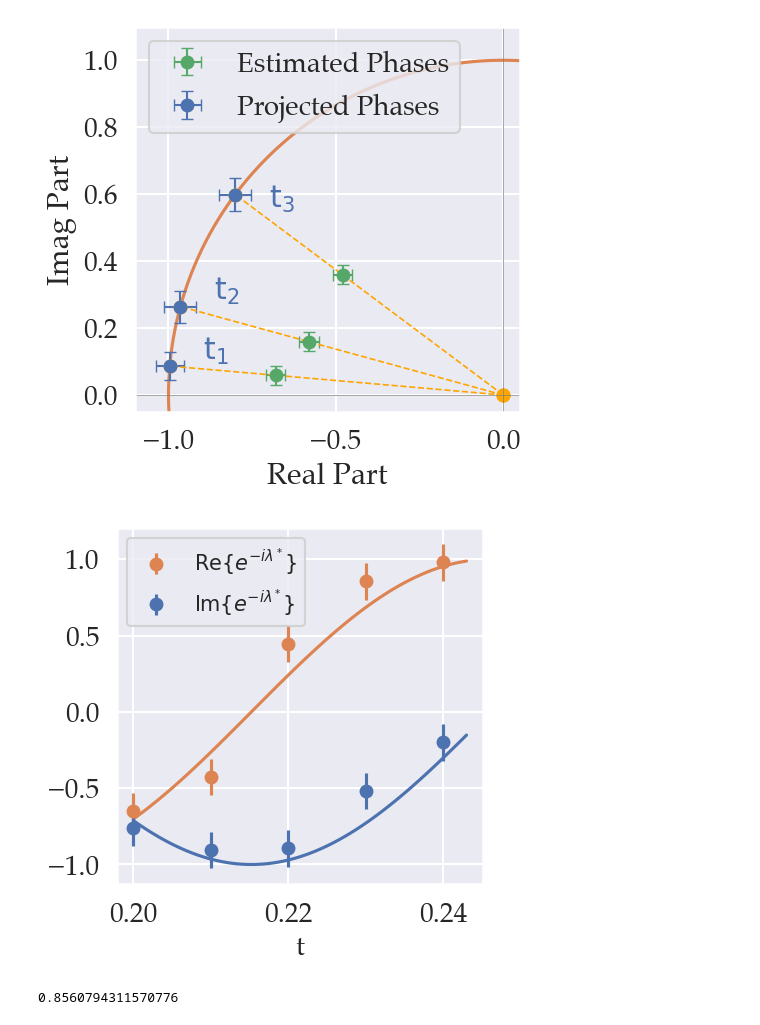
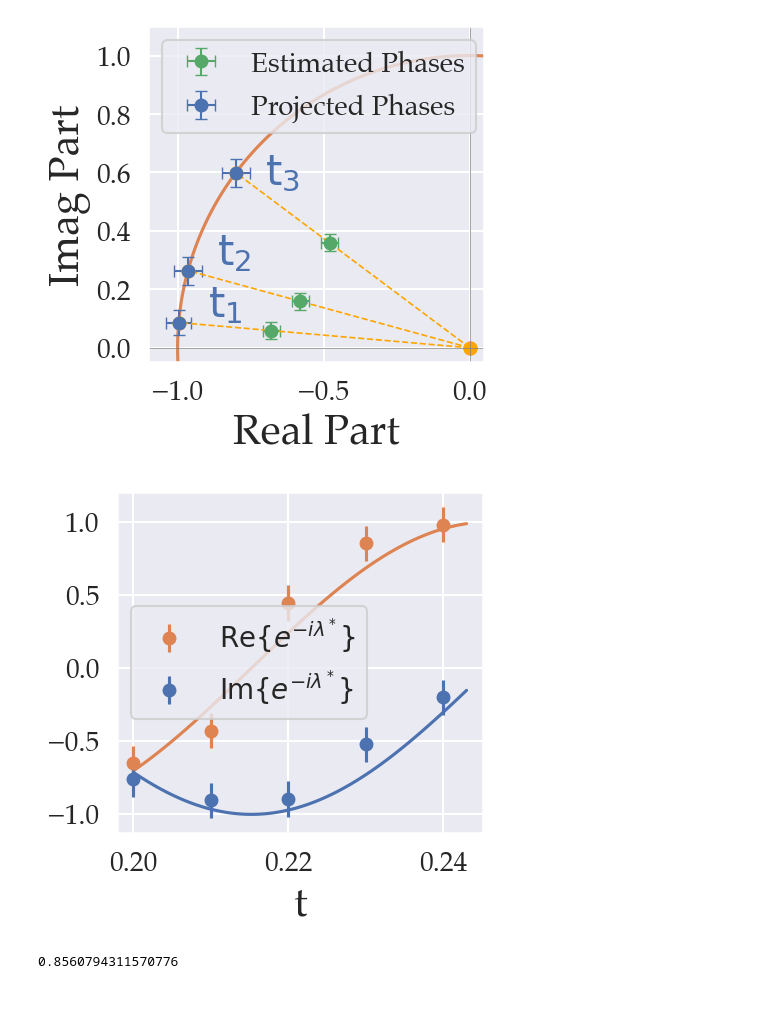
Before and after one commit to erenaykrcn/ccU, a Jupyter notebook: examples/TFIM2d/QPE_ErrorBar.ipynb, the cells around one changed output. Drawn from its saved outputs; the diff is of its cells as text; code cells hidden in the pictures.

```diff
--- a/examples/TFIM2d/QPE_ErrorBar.ipynb
+++ b/examples/TFIM2d/QPE_ErrorBar.ipynb
@@ -53,40 +53,41 @@ plt.errorbar(x5, y5, xerr=std4, yerr=std4, fmt='o', color=palette[0],
              ecolor=palette[0], elinewidth=1.5, capsize=4)
 
 
 # Plot second point with error bars
 plt.errorbar(x2, y2, xerr=std2, yerr=std2, fmt='o', color=palette[0],
              ecolor=palette[0], elinewidth=1.5, capsize=4)
 
 # Dotted orange lines
 #plt.plot([0, x1], [0, y1], 'o--', color='orange', linewidth=1.2)
 plt.plot([0, x2], [0, y2], 'o--', color='orange', linewidth=1.2)
 plt.plot([0, x4], [0, y4], 'o--', color='orange', linewidth=1.2)
 plt.plot([0, x5], [0, y5], 'o--', color='orange', linewidth=1.2)
 #plt.plot([x1, x2], [y1, y2], 'o--', color='orange', linewidth=1.2)
 
 # Styling
 plt.axhline(0, color='gray', linewidth=0.5)
 plt.axvline(0, color='gray', linewidth=0.5)
 plt.gca().set_aspect('equal', adjustable='box')
 plt.grid(True)
-plt.legend(loc='upper left')
+plt.legend(loc='upper left', prop={'size': 20})
 
 
 # Limit to top-left quadrant: +Y and -X
 plt.xlim(-1.1, 0.05)
 plt.ylim(-0.05, 1.1)
-plt.xlabel("Real Part")
-plt.ylabel("Imag Part")
+plt.xlabel("Real Part", size=30)
+plt.ylabel("Imag Part", size=30)
 
 
 
-plt.annotate(r'$\text{t}_1$', (x5+0.1, y5+.02), color=palette[0])
-plt.annotate(r'$\text{t}_2$', (x4+0.1, y4+.02), color=palette[0])
-plt.annotate(r'$\text{t}_3$', (x2+0.1, y2-.04), color=palette[0])
+plt.annotate(r'$\text{t}_1$', (x5+0.1, y5+.02), color=palette[0], size=30)
+plt.annotate(r'$\text{t}_2$', (x4+0.1, y4+.02), color=palette[0], size=30)
+plt.annotate(r'$\text{t}_3$', (x2+0.1, y2-.04), color=palette[0], size=30)
 
+plt.tight_layout()
 plt.savefig('../figs/project_phases.pdf')
 # %% [output]
-[figure, old version]
+[figure, new version]
 # %%
 phases = [
 (-0.44425675675675674-0.5191363251481795j),
@@ -108,7 +109,7 @@ ests_real_25 = [(phase/np.abs(phase)).real for phase in phases]
 #f_est_25 = [np.exp(-1j*t*(-51.1835935342706)).real for t in ts]
 
 plt.errorbar(ests_ts, ests_real_25, yerr=0.12, fmt='o', color=palette[1], label=r'$\text{Re}\{e^{-i\lambda^*}\}$')
-plt.xlabel('t', size=20)
+plt.xlabel('t', size=30)
 #plt.ylabel(r'$e^{-i \lambda}$', size=20)
 plt.plot(ts, f_25, color=palette[1])
 #plt.plot(ts, f_est_25)
@@ -118,12 +119,12 @@ f_25_imag = [np.exp(-1j*t*e0_25).imag for t in ts]
 ests_real_25 = [(phase/np.abs(phase)).imag for phase in phases]
 plt.errorbar(ests_ts, ests_real_25, yerr=0.12, fmt='o', color=palette[0], label=r'$\text{Im}\{e^{-i\lambda^*}\}$')
 plt.plot(ts, f_25_imag, color=palette[0])
-plt.legend( prop={'size': 15})
+plt.legend( prop={'size': 20}, loc='center left', )
 
 plt.tight_layout()
 plt.savefig('../figs/fit_phases.pdf')
 # %% [output]
-[figure, old version]
+[figure, new version]
 # %%
 f_25 = [np.exp(-1j*t*e0_25).real for t in ts]
 f_25[70]
```
Also changed, not shown: parts of 3 cells of this notebook, 12 other files.
